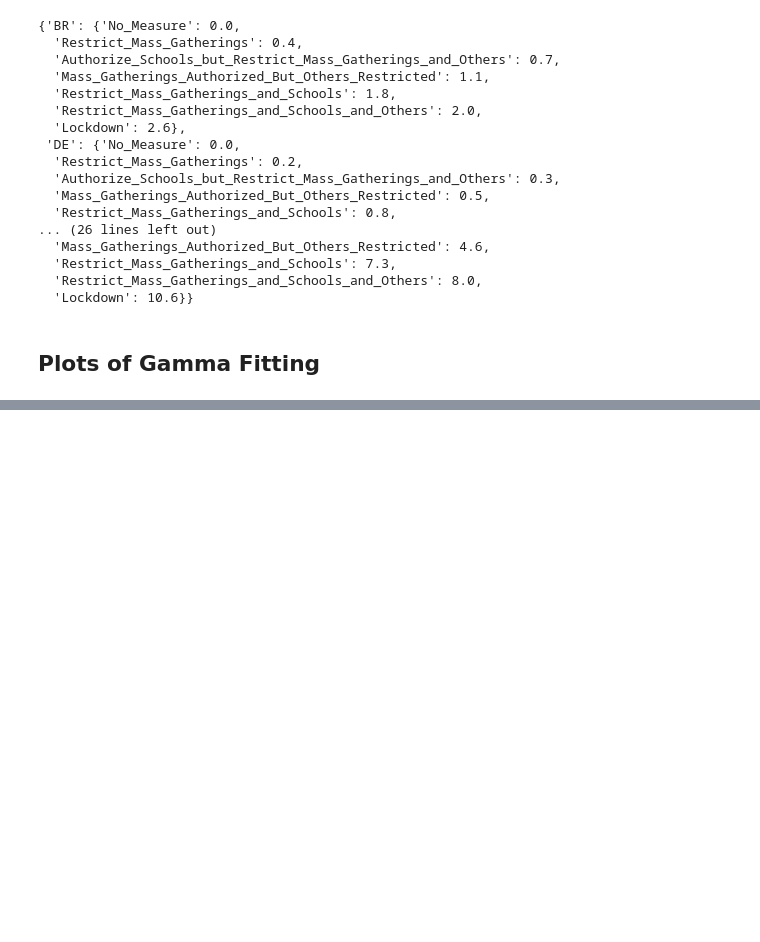
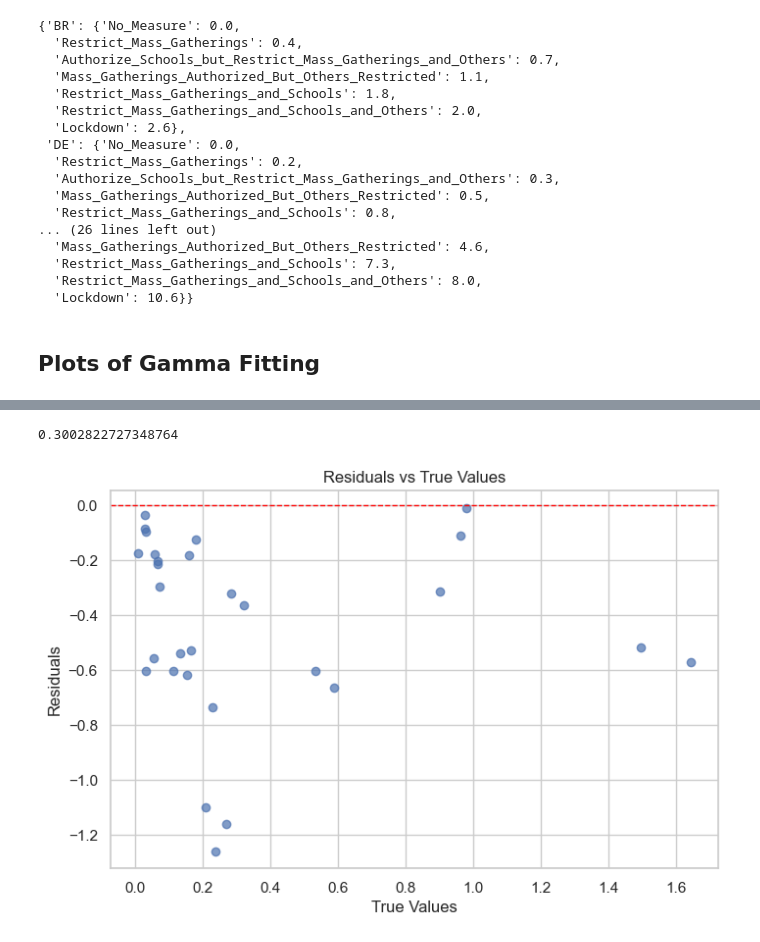
Before and after one commit to COVIDAnalytics/THEMIS, a Jupyter notebook: notebooks/monthly_dominant_policy.ipynb, the cells around one changed output, grey strips where cells are left out. Drawn from its saved outputs; the diff is of its cells as text; code cells hidden in the pictures; blank space fills up the shorter version.

```diff
--- a/notebooks/monthly_dominant_policy.ipynb
+++ b/notebooks/monthly_dominant_policy.ipynb
@@ -138,0 +225,8 @@ sns.relplot(data=summary_df.query("region == 'BR'"), x='gamma', y='region_gamma'
+# %%
+gamma_final_df = summary_df[['region', 'policy', 'region_gamma']].set_index(['region', 'policy'])
+# %%
+df = pd.merge(gamma_final_df, gamma_fit_df, left_index=True, right_index=True)
+df = df.join(region_policy_day_count_df.set_index(['region', 'policy'])[['n_days']])
+# %%
+df['actual'] = df['n_days'].isna()
+df
@@ -138,0 +254,16 @@ sns.relplot(data=summary_df.query("region == 'BR'"), x='gamma', y='region_gamma'
+# %%
+compute_mse(df[df.actual]['region_gamma'], df[df.actual]['region_gamma_1month'])
+# %% [output]
+0.3002822727348764
+# %%
+df['residual'] = df['region_gamma'] - df['region_gamma_1month']
+# %%
+plt.figure(figsize=(8, 5))
+plt.scatter(df[df.actual]['region_gamma'], df[df.actual]['residual'], alpha=0.7)
+plt.axhline(0, color='red', linestyle='--', linewidth=1)
+plt.xlabel("True Values")
+plt.ylabel("Residuals")
+plt.title("Residuals vs True Values")
+plt.show()
+# %% [output]
+[figure, added]
```
Also changed, not shown: parts of 14 cells of this notebook.
